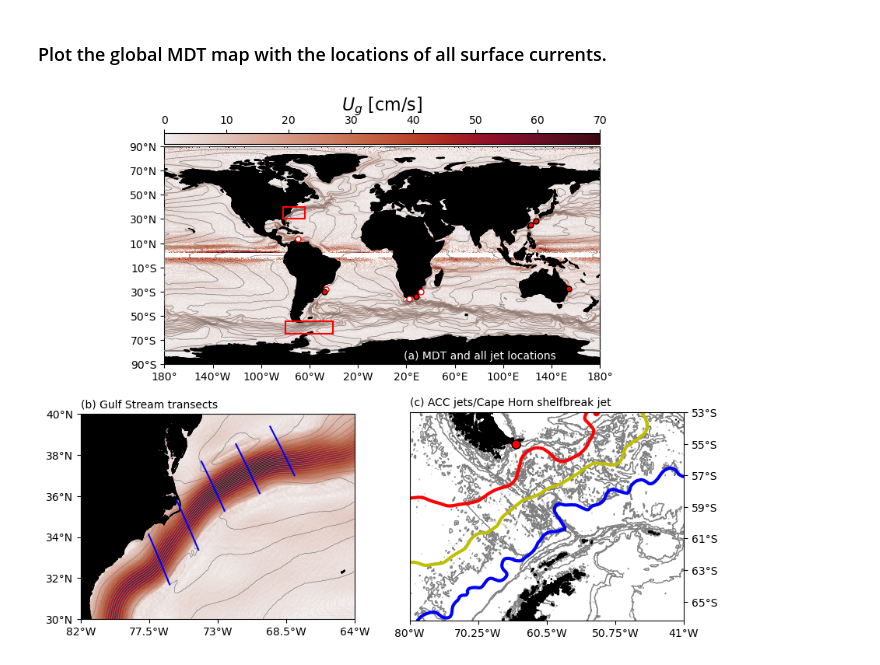
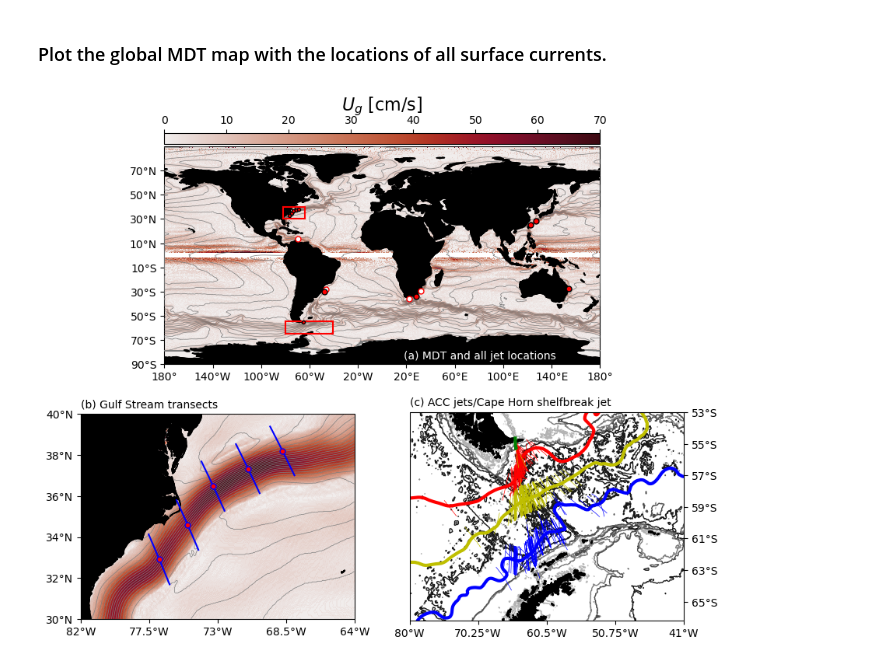
Before and after one commit to apaloczy/SurfaceOceanJets, a Jupyter notebook: plot_figs/fig01/fig01.ipynb, the cells around one changed output. Cells and saved outputs as stored; diff of their text form; code cells hidden in the pictures.

Commit message:
Updates Fig. 1 (adds ACC front crossings, dots and segments)

```diff
--- a/plot_figs/fig01/fig01.ipynb
+++ b/plot_figs/fig01/fig01.ipynb
@@ -109,6 +109,12 @@ isobs = [100, 1000, 2000, 4000]
 dstopo = open_dataset(fbathymetry).sel(lon=slice(xminDP-dl, xmaxDP+dl), lat=slice(yminDP-dl, ymaxDP+dl))
 xt, yt = np.meshgrid(dstopo["lon"].values, dstopo["lat"].values)
 zt = -dstopo["z"].values
+# %%
+# Get ACC front crossing transects.
+head = "../../data/derived/"
+dsSAF = open_dataset(head + "ustream_SAFjet_LMG.nc")
+dsPF = open_dataset(head + "ustream_PFjet_LMG.nc")
+dsSACCF = open_dataset(head + "ustream_SACCFjet_LMG.nc")
 # %% [markdown]
 ### Plot the global MDT map with the locations of all surface currents.
 # %%
@@ -123,12 +129,20 @@ cs = ax1.pcolormesh(lon, lat, Ug*100, vmax=Ugmax, cmap=amp)
 ax1.contour(lon, lat, mdt, levels=nmdtcc, colors="gray", linestyles="solid", linewidths=0.5, zorder=7)
 ax1.coastlines()
 ax1.add_feature(LAND, zorder=9, color="k")
+
 for f in fnames:
     d = np.load(head_deriv + f + ".npz")
+    ax1.plot(d["lon"], d["lat"], "k", zorder=11)
     ax1.plot(d["lon0"], d["lat0"], marker="o", ms=5, mfc="r", mec="k", zorder=11)
+
+for f in fnamesGS:
+    d = np.load(head_deriv + f + ".npz")
+    ax1.plot(d["lon"], d["lat"], "k", zorder=11)
+    ax1.plot(d["lon0"], d["lat0"], marker="o", ms=3, mfc="r", mec="k", zorder=11)
 
 for f in fnames_synop:
     d = np.load(head_deriv + f + ".npz")
+    ax1.plot(d["lon"], d["lat"], "k", zorder=10)
     ax1.plot(d["lon0"], d["lat0"], marker="o", ms=5, mfc="w", mec="r", zorder=10)
 
 # Add boxes for insets in panels (b, c, d).
@@ -159,12 +173,16 @@ ax2.yaxis.set_label_position("right")
 ax2.yaxis.tick_right()
 
 # Plot bathymetry.
-ax2.contour(xt, yt, zt, levels=isobs, linewidths=1, colors="gray", zorder=1)
+bcols = [[0.7]*3, [0.5]*3, [0.3]*3, [0.1]*3]
+ax2.contour(xt, yt, zt, levels=isobs, colors=bcols, linewidths=1, zorder=1)
 
 ax2.coastlines()
 ax2.add_feature(LAND, zorder=9, color="k")
+
 d = np.load(head_deriv + "LMGshfbrk.npz")
-ax2.plot(d["lon0"], d["lat0"], marker="o", ms=8, mfc="r", mec="k", zorder=11)
+ax2.plot(d["lon"], d["lat"], color="g", linewidth=3.0, linestyle="solid", zorder=11)
+#ax2.plot(d["lon0"], d["lat0"], marker="o", ms=4, mfc="r", mec="r", zorder=12)
+ax1.plot(d["lon0"], d["lat0"], marker="o", ms=3, mfc="r", mec="k", zorder=12)
 
 numtksx = 5
 xtks = np.linspace(round(xminDP), round(xmaxDP), num=numtksx)
@@ -182,33 +200,47 @@ bb = [lon180to360(xminGS), lon180to360(xmaxGS), yminGS, ymaxGS]
 il, ir, jl, jr = bbox2ij(lonn, latt, bbox=bb)
 mdt = mdt[jl:jr, il:ir]
 u, v = u[jl:jr, il:ir], v[jl:jr, il:ir]
 lonn, latt = lonn[jl:jr, il:ir], latt[jl:jr, il:ir]
 
 Ug = np.sqrt(u**2 + v**2)
 Ug[Ug>Ugthresh] = np.nan
 
 cs = ax3.pcolormesh(lonn, latt, Ug*100, vmax=Ugmax, cmap=amp)
 ax3.contour(lonn, latt, mdt, levels=nmdtcc2, colors="gray", linestyles="solid", linewidths=0.5, zorder=7)
 ax3.coastlines()
 ax3.add_feature(LAND, zorder=9, color="k")
+
 for f in fnamesGS:
     d = np.load(head_deriv + f + ".npz")
     ax3.plot(d["lon"], d["lat"], color="b", linewidth=1.5, linestyle="solid", zorder=11)
+    ax3.plot(d["lon0"], d["lat0"], marker="o", ms=5, mfc="r", mec="b", zorder=12)
+
+for n in range(dsSAF.dims["t"]):
+    dsn = dsSAF.isel(dict(t=n))
+    ax2.plot(dsn["lon"].values, dsn["lat"].values, "r", linewidth=0.5)
+
+for n in range(dsPF.dims["t"]):
+    dsn = dsPF.isel(dict(t=n))
+    ax2.plot(dsn["lon"].values, dsn["lat"].values, "y", linewidth=0.5)
+
+for n in range(dsSACCF.dims["t"]):
+    dsn = dsSACCF.isel(dict(t=n))
+    ax2.plot(dsn["lon"].values, dsn["lat"].values, "b", linewidth=0.5)
 
 numtks = 5
 xtks = np.linspace(round(xminGS), round(xmaxGS), num=numtks)
 ytks = np.arange(yminGS, ymaxGS + 2, 2)
 ax3.set_xticks(xtks, crs=proj)
 ax3.set_yticks(ytks, crs=proj)
 ax3.xaxis.set_major_formatter(lon_formatter)
 ax3.yaxis.set_major_formatter(lat_formatter)
 
 ax1.text(0.55, 0.025, "(a) MDT and all jet locations", color="w", fontsize=10, transform=ax1.transAxes, zorder=20)
 ax2.text(0, 1.03, "(c) ACC jets/Cape Horn shelfbreak jet", fontsize=10, transform=ax2.transAxes, zorder=20)
 ax3.text(0, 1.03, "(b) Gulf Stream transects", fontsize=10, transform=ax3.transAxes, zorder=20)
 ax3.set_aspect(1.35)
 ax2.set_aspect(2.25)
 # %% [output]
-[figure, old version]
+[figure, new version]
 # %%
 fig.savefig("fig01.png", bbox_inches="tight", dpi=150)
```
Also changed, not shown: 1 other file.
